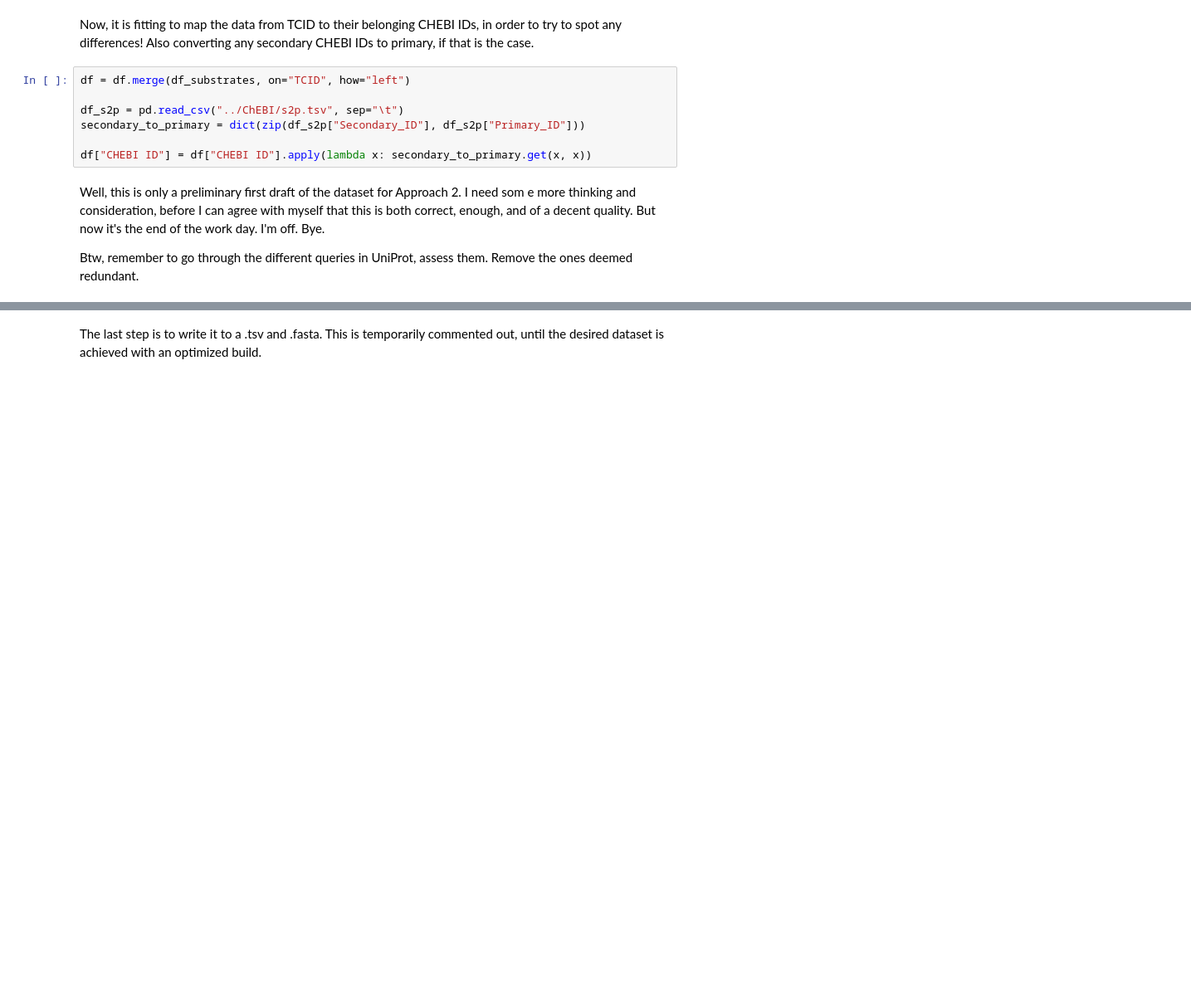
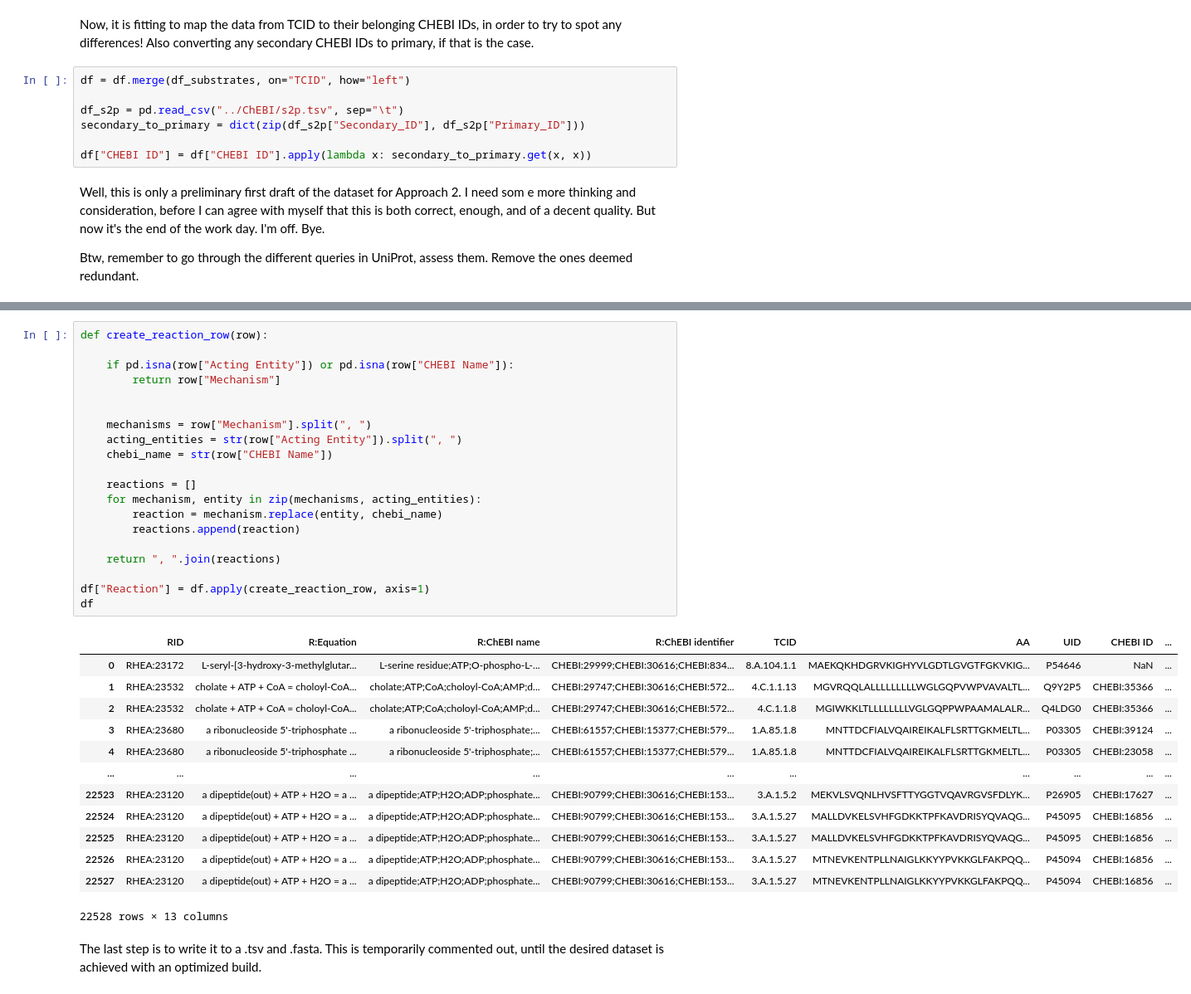
Before and after one commit to blandro/master-project, a Jupyter notebook: Approach 2/main2.ipynb, the cells around one changed output, grey strips where cells are left out. Shown: that part at 83% size. Drawn from its saved outputs; the diff is of its cells as text; blank space fills up the shorter version.

```diff
--- a/Approach 2/main2.ipynb
+++ b/Approach 2/main2.ipynb
@@ -127,3 +160,37 @@ df
+# %%
+def create_reaction_row(row):
+
+    if pd.isna(row["Acting Entity"]) or pd.isna(row["CHEBI Name"]):
+        return row["Mechanism"]
+
+
+    mechanisms = row["Mechanism"].split(", ")
+    acting_entities = str(row["Acting Entity"]).split(", ")
+    chebi_name = str(row["CHEBI Name"])
+
+    reactions = []
+    for mechanism, entity in zip(mechanisms, acting_entities):
+        reaction = mechanism.replace(entity, chebi_name)
+        reactions.append(reaction)
+
+    return ", ".join(reactions)
+
+df["Reaction"] = df.apply(create_reaction_row, axis=1)
+df
+# %% [output]
+|  | RID | R:Equation | R:ChEBI name | R:ChEBI identifier | TCID | AA | UID | CHEBI ID | ... |
+| 0 | RHEA:23172 | L-seryl-[3-hydroxy-3-methylglutar... | L-serine residue;ATP;O-phospho-L-... | CHEBI:29999;CHEBI:30616;CHEBI:834... | 8.A.104.1.1 | MAEKQKHDGRVKIGHYVLGDTLGVGTFGKVKIG... | P54646 | NaN | ... |
+| 1 | RHEA:23532 | cholate + ATP + CoA = choloyl-CoA... | cholate;ATP;CoA;choloyl-CoA;AMP;d... | CHEBI:29747;CHEBI:30616;CHEBI:572... | 4.C.1.1.13 | MGVRQQLALLLLLLLLLWGLGQPVWPVAVALTL... | Q9Y2P5 | CHEBI:35366 | ... |
+| 2 | RHEA:23532 | cholate + ATP + CoA = choloyl-CoA... | cholate;ATP;CoA;choloyl-CoA;AMP;d... | CHEBI:29747;CHEBI:30616;CHEBI:572... | 4.C.1.1.8 | MGIWKKLTLLLLLLLLVGLGQPPWPAAMALALR... | Q4LDG0 | CHEBI:35366 | ... |
+| 3 | RHEA:23680 | a ribonucleoside 5'-triphosphate ... | a ribonucleoside 5'-triphosphate;... | CHEBI:61557;CHEBI:15377;CHEBI:579... | 1.A.85.1.8 | MNTTDCFIALVQAIREIKALFLSRTTGKMELTL... | P03305 | CHEBI:39124 | ... |
+| 4 | RHEA:23680 | a ribonucleoside 5'-triphosphate ... | a ribonucleoside 5'-triphosphate;... | CHEBI:61557;CHEBI:15377;CHEBI:579... | 1.A.85.1.8 | MNTTDCFIALVQAIREIKALFLSRTTGKMELTL... | P03305 | CHEBI:23058 | ... |
+| ... | ... | ... | ... | ... | ... | ... | ... | ... | ... |
+| 22523 | RHEA:23120 | a dipeptide(out) + ATP + H2O = a ... | a dipeptide;ATP;H2O;ADP;phosphate... | CHEBI:90799;CHEBI:30616;CHEBI:153... | 3.A.1.5.2 | MEKVLSVQNLHVSFTTYGGTVQAVRGVSFDLYK... | P26905 | CHEBI:17627 | ... |
+| 22524 | RHEA:23120 | a dipeptide(out) + ATP + H2O = a ... | a dipeptide;ATP;H2O;ADP;phosphate... | CHEBI:90799;CHEBI:30616;CHEBI:153... | 3.A.1.5.27 | MALLDVKELSVHFGDKKTPFKAVDRISYQVAQG... | P45095 | CHEBI:16856 | ... |
+| 22525 | RHEA:23120 | a dipeptide(out) + ATP + H2O = a ... | a dipeptide;ATP;H2O;ADP;phosphate... | CHEBI:90799;CHEBI:30616;CHEBI:153... | 3.A.1.5.27 | MALLDVKELSVHFGDKKTPFKAVDRISYQVAQG... | P45095 | CHEBI:16856 | ... |
+| 22526 | RHEA:23120 | a dipeptide(out) + ATP + H2O = a ... | a dipeptide;ATP;H2O;ADP;phosphate... | CHEBI:90799;CHEBI:30616;CHEBI:153... | 3.A.1.5.27 | MTNEVKENTPLLNAIGLKKYYPVKKGLFAKPQQ... | P45094 | CHEBI:16856 | ... |
+| 22527 | RHEA:23120 | a dipeptide(out) + ATP + H2O = a ... | a dipeptide;ATP;H2O;ADP;phosphate... | CHEBI:90799;CHEBI:30616;CHEBI:153... | 3.A.1.5.27 | MTNEVKENTPLLNAIGLKKYYPVKKGLFAKPQQ... | P45094 | CHEBI:16856 | ... |
+22528 rows × 13 columns
 # %% [markdown]
 The last step is to write it to a .tsv and .fasta. This is temporarily commented out, until the desired dataset is achieved with an optimized build.
 # %%
```
Also changed, not shown: parts of 5 cells of this notebook, 2 other files.
